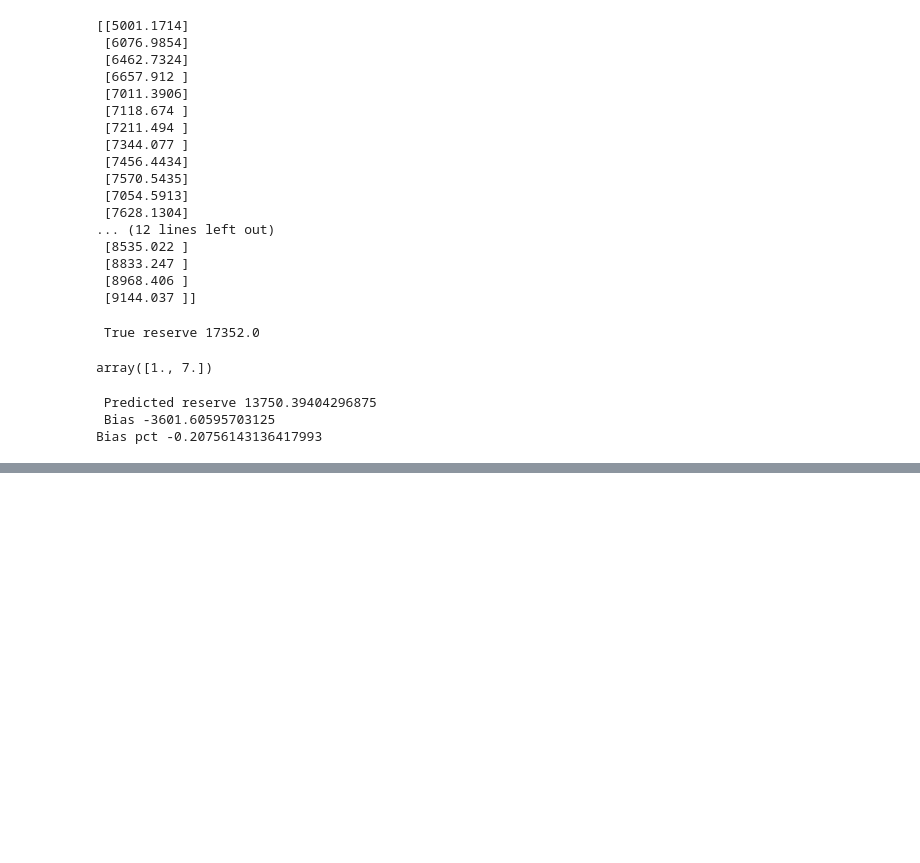
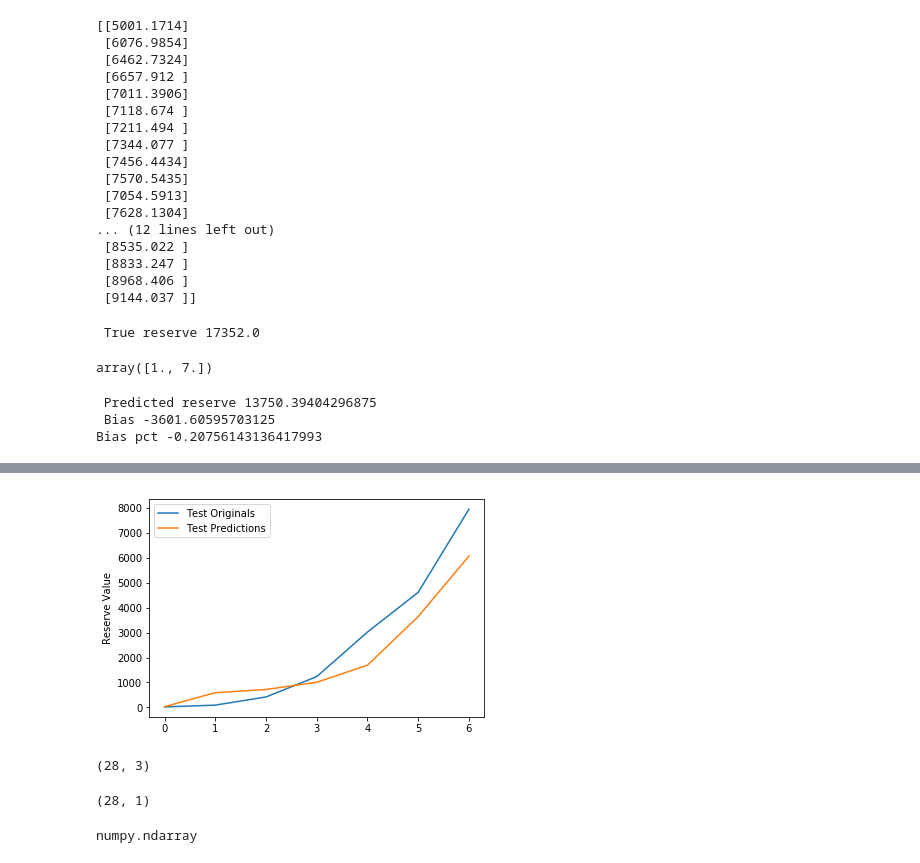
Before and after one commit to sainikhilrai/Deep-Learning, a Jupyter notebook: autoEncoder_v1.1_range(10).ipynb, the cells around one changed output, grey strips where cells are left out. Cells and saved outputs as stored; diff of their text form; code cells hidden in the pictures; blank space fills up the shorter version.

```diff
--- a/autoEncoder_v1.1_range(10).ipynb
+++ b/autoEncoder_v1.1_range(10).ipynb
@@ -381,0 +395,24 @@ Bias pct -0.20756143136417993
+# %%
+#plot showing predicted value vs actual value
+plt.figure()
+plt.plot(actuals, label = "Test Originals")
+plt.plot(final_pred, label ="Test Predictions")
+plt.ylabel("Reserve Value")
+plt.legend()
+plt.show()
+# %% [output]
+[figure, added]
+# %%
+test_data.shape
+# %% [output]
+(28, 3)
+# %%
+out.shape
+# %% [output]
+(28, 1)
+# %%
+type(test_data)
+type(out)
+out
+# %% [output]
+numpy.ndarray
```
Also changed, not shown: parts of 2 cells of this notebook.
